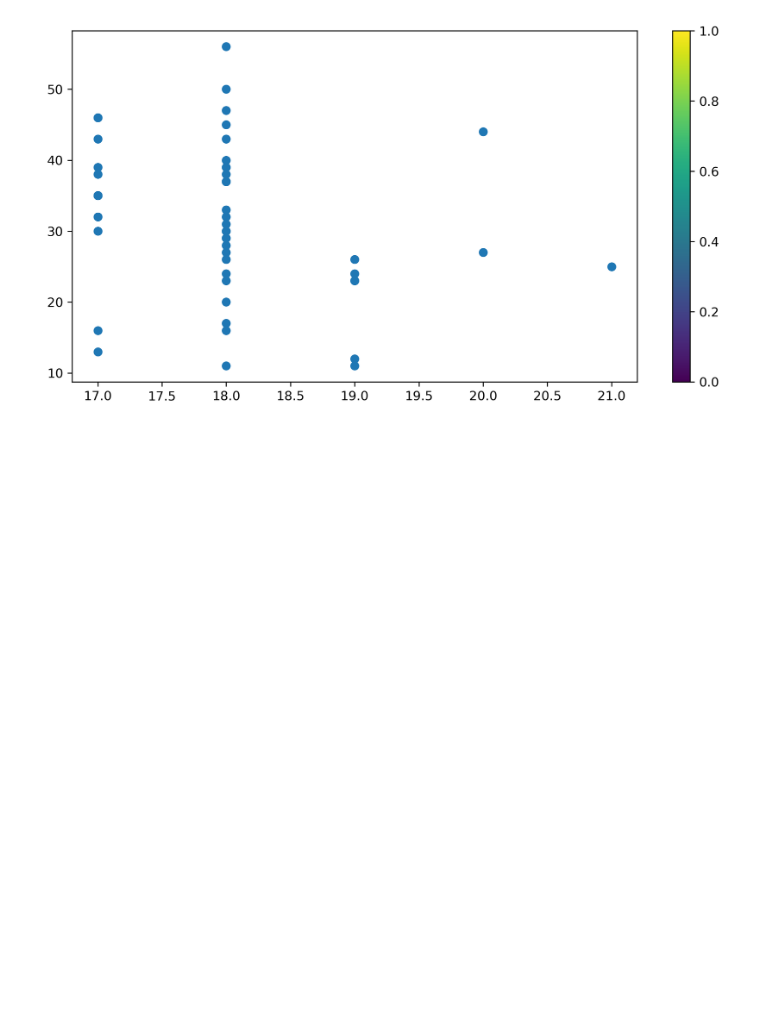
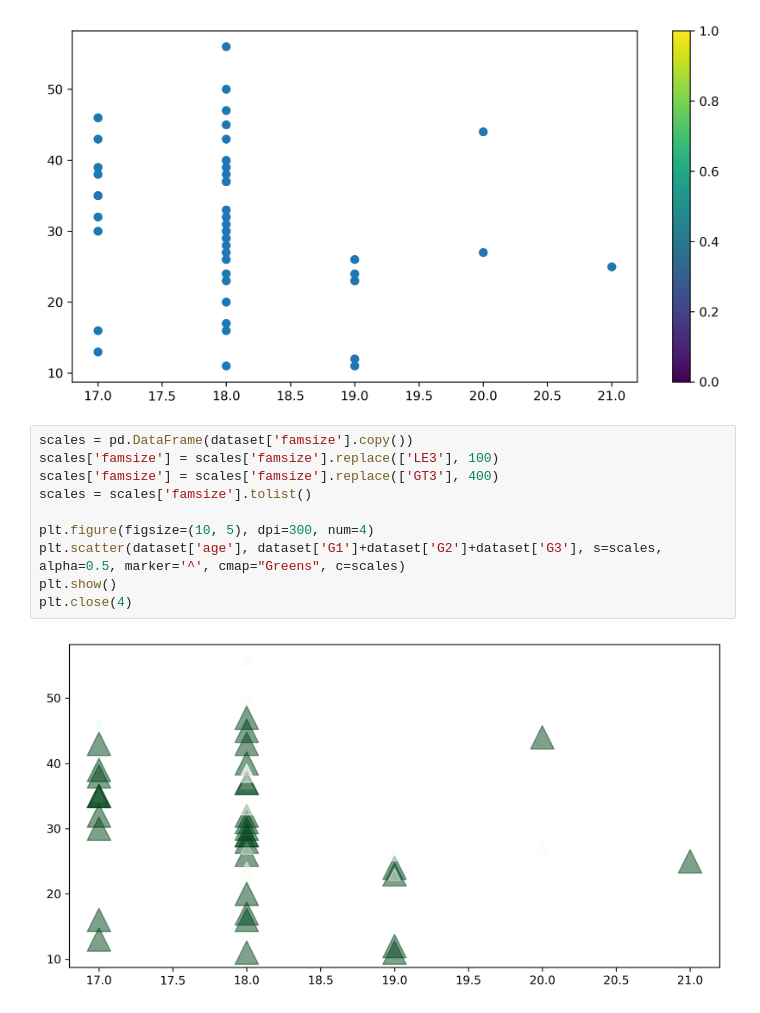
Before and after one commit to kplawik/MetodyWizualizacjiDanych, a Jupyter notebook: zadania_6.ipynb, the cells around one changed output. Drawn from its saved outputs; the diff is of its cells as text; blank space fills up the shorter version.

```diff
--- a/zadania_6.ipynb
+++ b/zadania_6.ipynb
@@ -530,3 +530,15 @@ plt.show()
 plt.close(4)
 # %% [output]
 [figure]
+# %%
+scales = pd.DataFrame(dataset['famsize'].copy())
+scales['famsize'] = scales['famsize'].replace(['LE3'], 100)
+scales['famsize'] = scales['famsize'].replace(['GT3'], 400)
+scales = scales['famsize'].tolist()
+
+plt.figure(figsize=(10, 5), dpi=300, num=4)
+plt.scatter(dataset['age'], dataset['G1']+dataset['G2']+dataset['G3'], s=scales, alpha=0.5, marker='^', cmap="Greens", c=scales)
+plt.show()
+plt.close(4)
+# %% [output]
+[figure, added]
```
Also changed, not shown: parts of 4 cells of this notebook.
